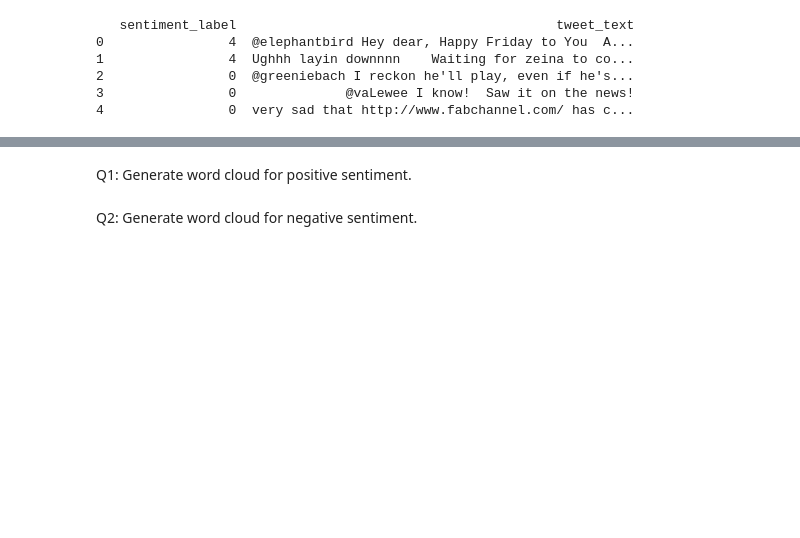
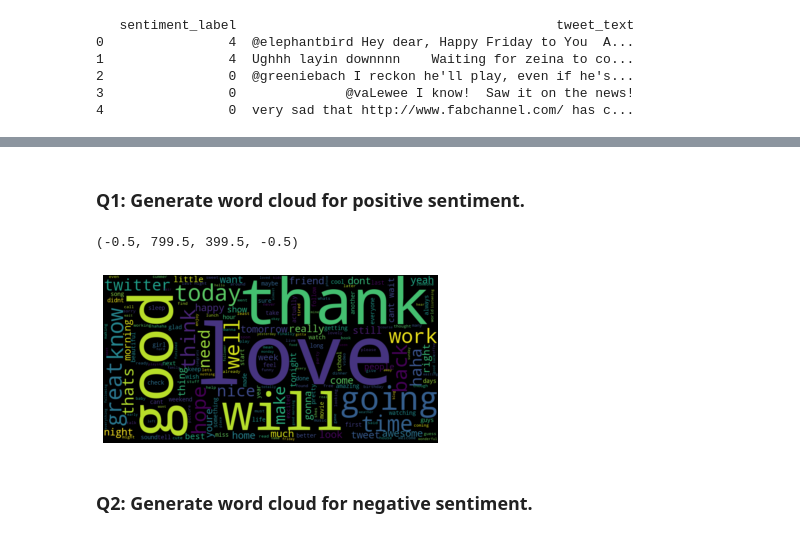
Before and after one commit to anajaved/UW_Data_Science_Cert, a Jupyter notebook: AnaJaved-L10-SentimentAnalysis.ipynb, the cells around one changed output, grey strips where cells are left out. Saved outputs shown, nothing was run; the diff lists cells and outputs as text; code cells hidden in the pictures; blank space fills up the shorter version.

```diff
--- a/AnaJaved-L10-SentimentAnalysis.ipynb
+++ b/AnaJaved-L10-SentimentAnalysis.ipynb
@@ -32,0 +92,4 @@ print(df.head())
+# %%
+# Change Sentiment to '1' or '0' to indicate positive or negative sentiment.
+df.sentiment_label = df.sentiment_label.replace(4,1)
+df.head()
@@ -32,0 +103,17 @@ print(df.head())
+# %%
+## Separating Out Positive/Negative Sentiment Tweets
+
+pos_df = df.loc[df.loc[: , "sentiment_label"] == 1, "clean_tweet"]
+neg_df = df.loc[df.loc[: , "sentiment_label"] == 0 ,  "clean_tweet"]
+
+## Positive Df
+print(pos_df.shape)
+print(pos_df.head())
+
+## Negative
+print(neg_df.shape)
+print(neg_df.head())
+
+# Convert a copy of the tweets as list for use later
+pos_tweet_data = pos_df.values.tolist()
+neg_tweet_data = neg_df.values.tolist()
@@ -33,4 +135,28 @@ print(df.head())
+# %%
+# Function to convert Lists to String
+def listToString(s):
+    str1 = ""
+
+    for ele in s:
+        str1 += ele
+
+    return str1
+
+pos_tweet_data = listToString(pos_tweet_data)
+neg_tweet_data = listToString(neg_tweet_data)
 # %% [markdown]
-Q1: Generate word cloud for positive sentiment.
+### Q1: Generate word cloud for positive sentiment.
+# %%
+# Generate a word cloud image
+clean_pos_tweets = WordCloud(min_word_length=4).process_text(pos_tweet_data)
+wordcloud = WordCloud(min_word_length=4).generate_from_frequencies(clean_pos_tweets)
+
+# Display the generated the matplotlib image:
+import matplotlib.pyplot as plt
+plt.imshow(wordcloud, interpolation='bilinear')
+plt.axis("off")
+# %% [output]
+(-0.5, 799.5, 399.5, -0.5)
+[figure, added]
 # %% [markdown]
-Q2: Generate word cloud for negative sentiment.
+### Q2: Generate word cloud for negative sentiment.
```
Also changed, not shown: parts of 20 cells of this notebook.
